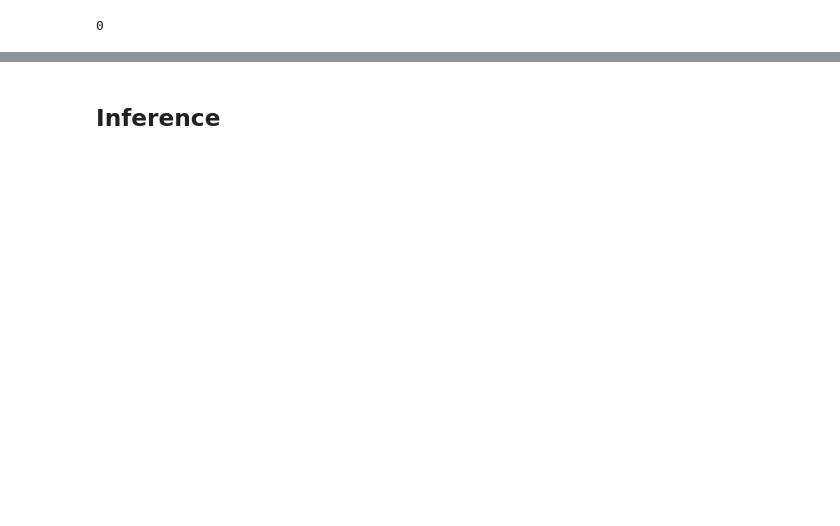
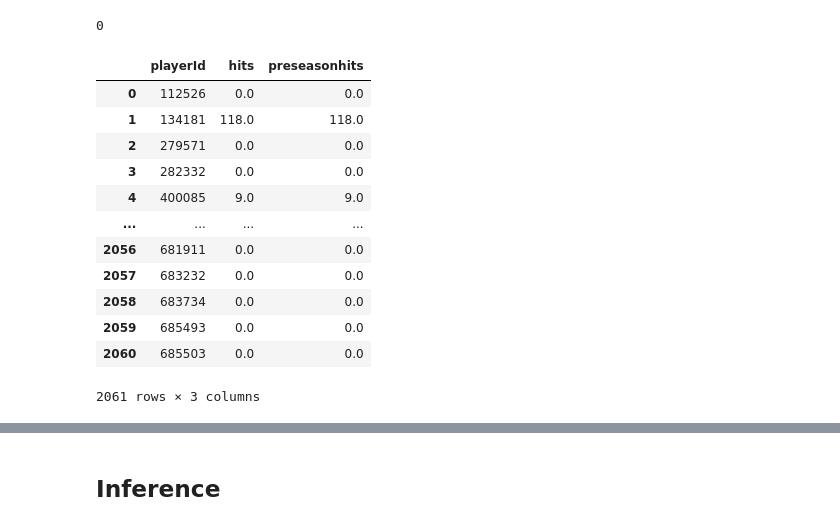
Before and after one commit to a-f-may/mlb, a Jupyter notebook: submit2.ipynb, the cells around one changed output, grey strips where cells are left out. Cells and saved outputs as stored; diff of their text form; code cells hidden in the pictures; blank space fills up the shorter version.

```diff
--- a/submit2.ipynb
+++ b/submit2.ipynb
@@ -536,0 +552,19 @@ train_2021reg = train[(train["date"]>=20210401)&(train["date"]<=20211003)]
+# %%
+#make feature
+hitscol = ["playerId","preseasonhits"]
+hits_2018 = train_2018reg.groupby("playerId").sum()["hits"].reset_index()
+hits_2018["preseasonhits"] = hits_2018["hits"]
+train_2018post = train_2018post.merge(hits_2018[hitscol], on=['playerId'], how='left')
+train_2019reg = train_2019reg.merge(hits_2018[hitscol], on=['playerId'], how='left')
+
+hits2019col = ["playerId","hits2019"]
+hits_2019 = train_2019reg.groupby("playerId").sum()["hits"].reset_index()
+hits_2019["preseasonhits"] = hits_2019["hits"]
+train_2019post = train_2019post.merge(hits_2019[hitscol], on=['playerId'], how='left')
+train_2020reg = train_2020reg.merge(hits_2019[hitscol], on=['playerId'], how='left')
+
+hits2020col = ["playerId","hits2020"]
+hits_2020 = train_2020reg.groupby("playerId").sum()["hits"].reset_index()
+hits_2020["preseasonhits"] = hits_2020["hits"]
+train_2020post = train_2020post.merge(hits_2020[hitscol], on=['playerId'], how='left')
+train_2021reg = train_2021reg.merge(hits_2020[hitscol], on=['playerId'], how='left')
@@ -554,6 +603,22 @@ y_valid = train_y.loc[~_index].reset_index(drop=True)
 gc.collect()
 # %% [output]
 0
+# %%
+hits_2018
+# %% [output]
+|  | playerId | hits | preseasonhits |
+| 0 | 112526 | 0.0 | 0.0 |
+| 1 | 134181 | 118.0 | 118.0 |
+| 2 | 279571 | 0.0 | 0.0 |
+| 3 | 282332 | 0.0 | 0.0 |
+| 4 | 400085 | 9.0 | 9.0 |
+| ... | ... | ... | ... |
+| 2056 | 681911 | 0.0 | 0.0 |
+| 2057 | 683232 | 0.0 | 0.0 |
+| 2058 | 683734 | 0.0 | 0.0 |
+| 2059 | 685493 | 0.0 | 0.0 |
+| 2060 | 685503 | 0.0 | 0.0 |
+2061 rows × 3 columns
 # %%
 def fit_lgbm(x_train, y_train, x_valid, y_valid, params: dict=None, verbose=100):
     oof_pred = np.zeros(len(y_valid), dtype=np.float32)
```
Also changed, not shown: parts of 13 cells of this notebook.
